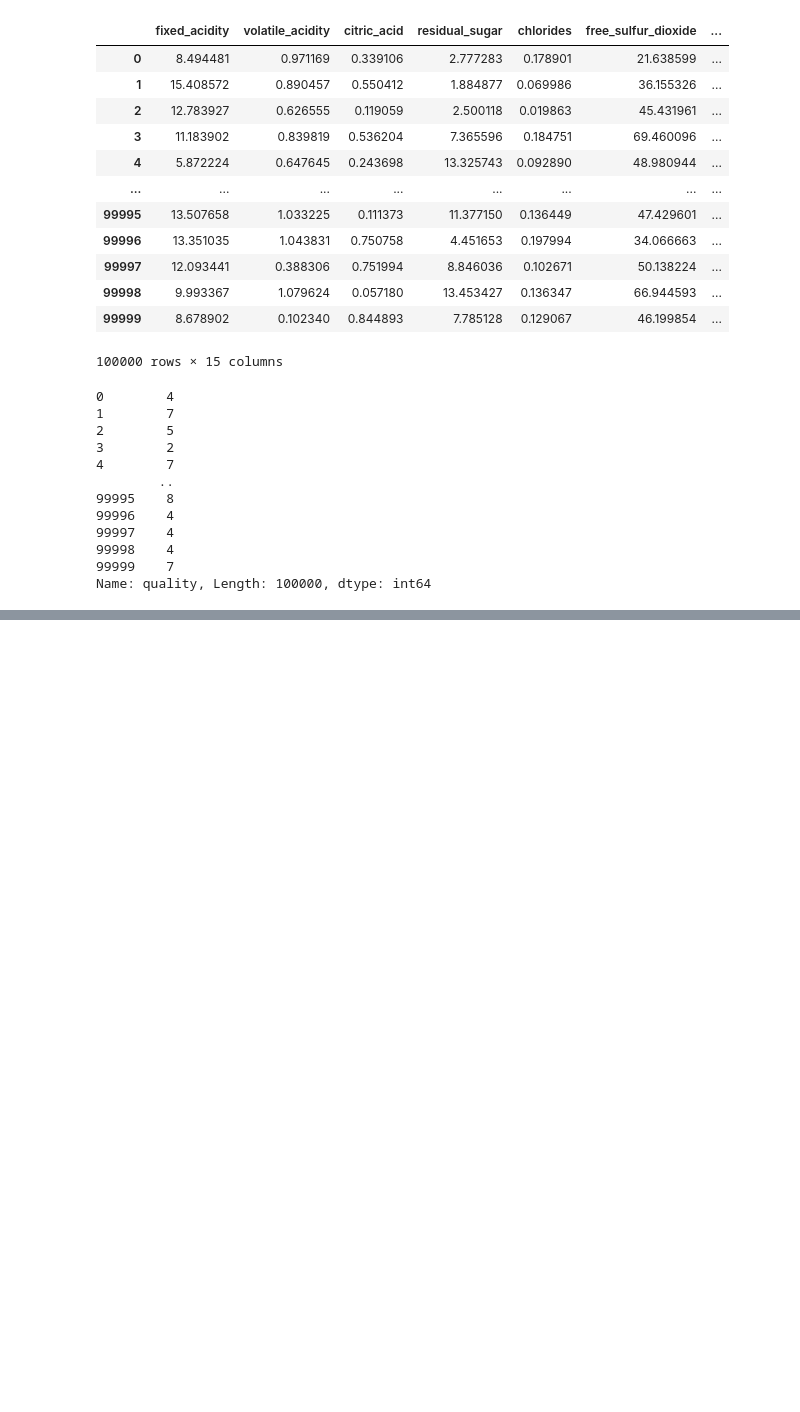
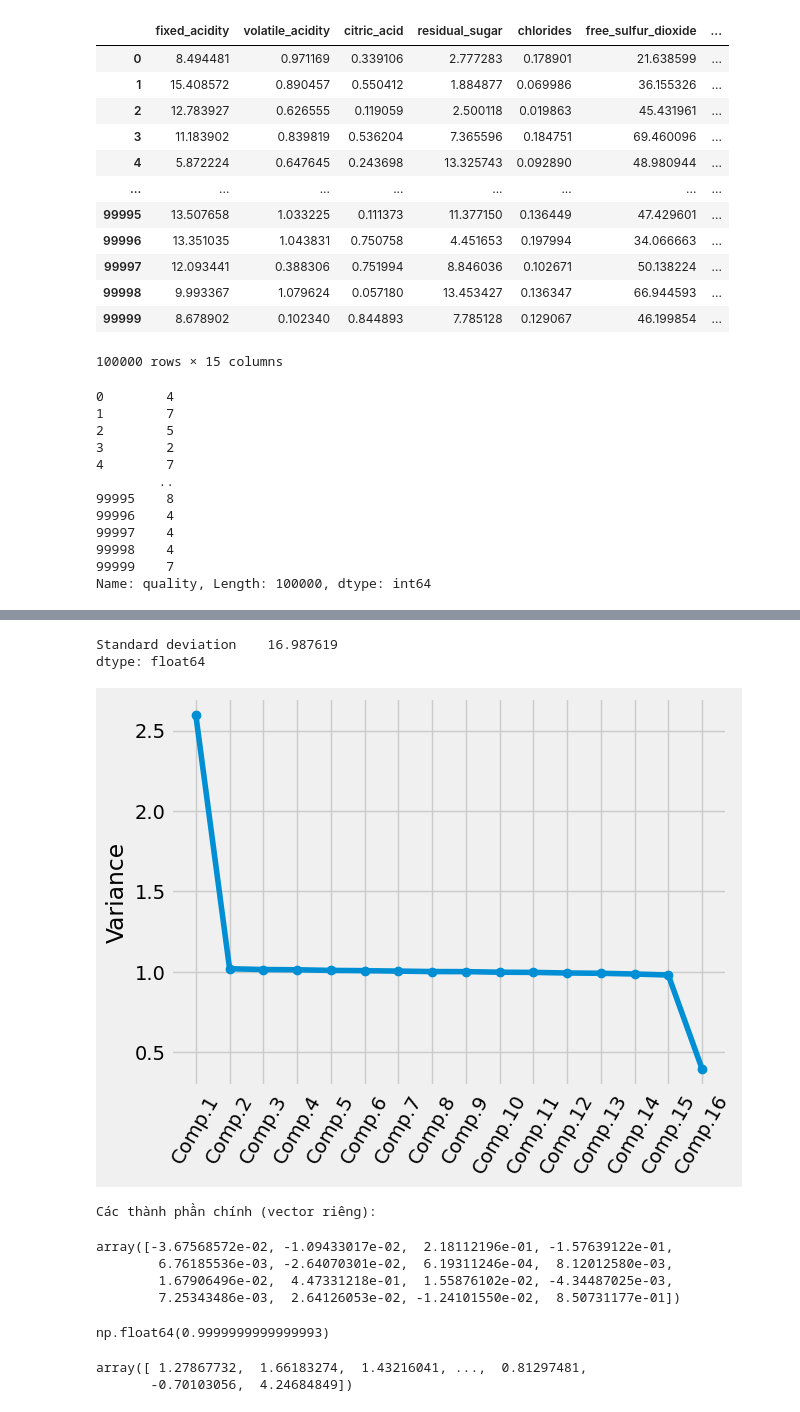
Before and after one commit to KDisme/PTDL, a Jupyter notebook: K-MEAN.ipynb, the cells around one changed output, grey strips where cells are left out. Drawn from its saved outputs; the diff is of its cells as text; code cells hidden in the pictures; blank space fills up the shorter version.

```diff
--- a/K-MEAN.ipynb
+++ b/K-MEAN.ipynb
@@ -223,0 +244,59 @@ Name: quality, Length: 100000, dtype: int64
+# %%
+np.sum(summary.sdev**2)
+# %% [output]
+Standard deviation    16.987619
+dtype: float64
+# %%
+import numpy as np
+import matplotlib.pyplot as plt
+
+def screeplot(pca, standardised_values):
+    # Tính phương sai (variance) của từng thành phần chính
+    y = np.std(pca.transform(standardised_values), axis=0)**2
+    x = np.arange(len(y)) + 1
+
+    # Vẽ đồ thị Scree Plot
+    plt.plot(x, y, 'o-')
+    plt.xticks(x, ["Comp."+str(i) for i in x], rotation=60)
+    plt.ylabel("Variance")
+    plt.show()
+
+screeplot(pca, standardisedX)
+# %% [output]
+[figure, added]
+# %%
+print("Các thành phần chính (vector riêng):")
+pca.components_[0]
+# %% [output]
+Các thành phần chính (vector riêng):
+array([-3.67568572e-02, -1.09433017e-02,  2.18112196e-01, -1.57639122e-01,
+        6.76185536e-03, -2.64070301e-02,  6.19311246e-04,  8.12012580e-03,
+        1.67906496e-02,  4.47331218e-01,  1.55876102e-02, -4.34487025e-03,
+        7.25343486e-03,  2.64126053e-02, -1.24101550e-02,  8.50731177e-01])
+# %%
+np.sum(pca.components_[0]**2)
+# %% [output]
+np.float64(0.9999999999999993)
+# %%
+def calcpcc(variables, loadings):
+    # find the number of samples in the data set and the number of variables
+    numsamples, numvariables = variables.shape
+
+    # make a vector to store the component
+    pc = np.zeros(numsamples)
+
+    # calculate the value of the component for each sample
+    for i in range(numsamples):
+        valuei = 0
+        for j in range(numvariables):
+            valueij = variables.iloc[i, j]
+            loadingj = loadings[j]
+            valuei = valuei + (valueij * loadingj)
+        pc[i] = valuei
+
+    return pc
+
+calcpcc(standardisedX, pca.components_[0])
+# %% [output]
+array([ 1.27867732,  1.66183274,  1.43216041, ...,  0.81297481,
+       -0.70103056,  4.24684849])
```
Also changed, not shown: parts of 4 cells of this notebook.
